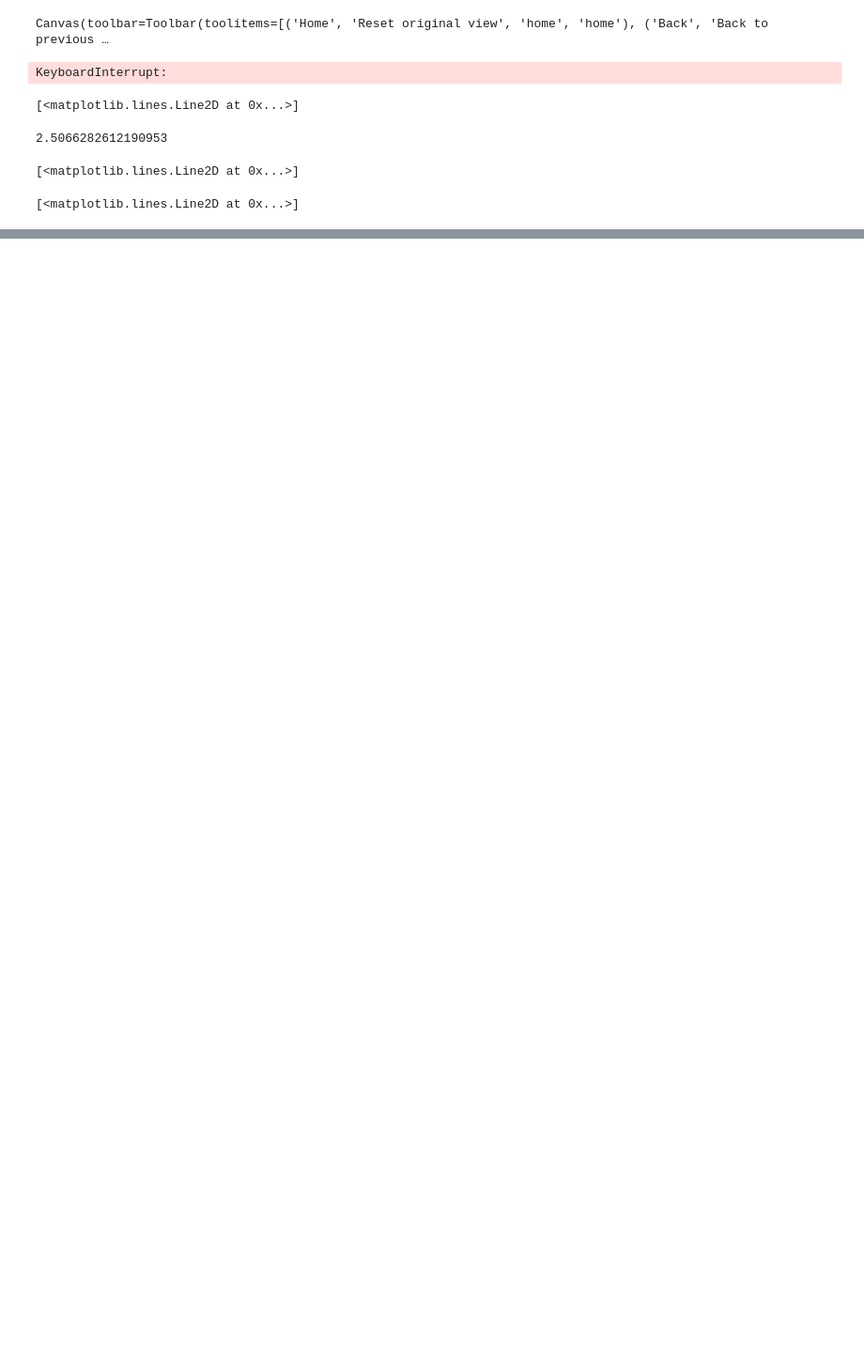
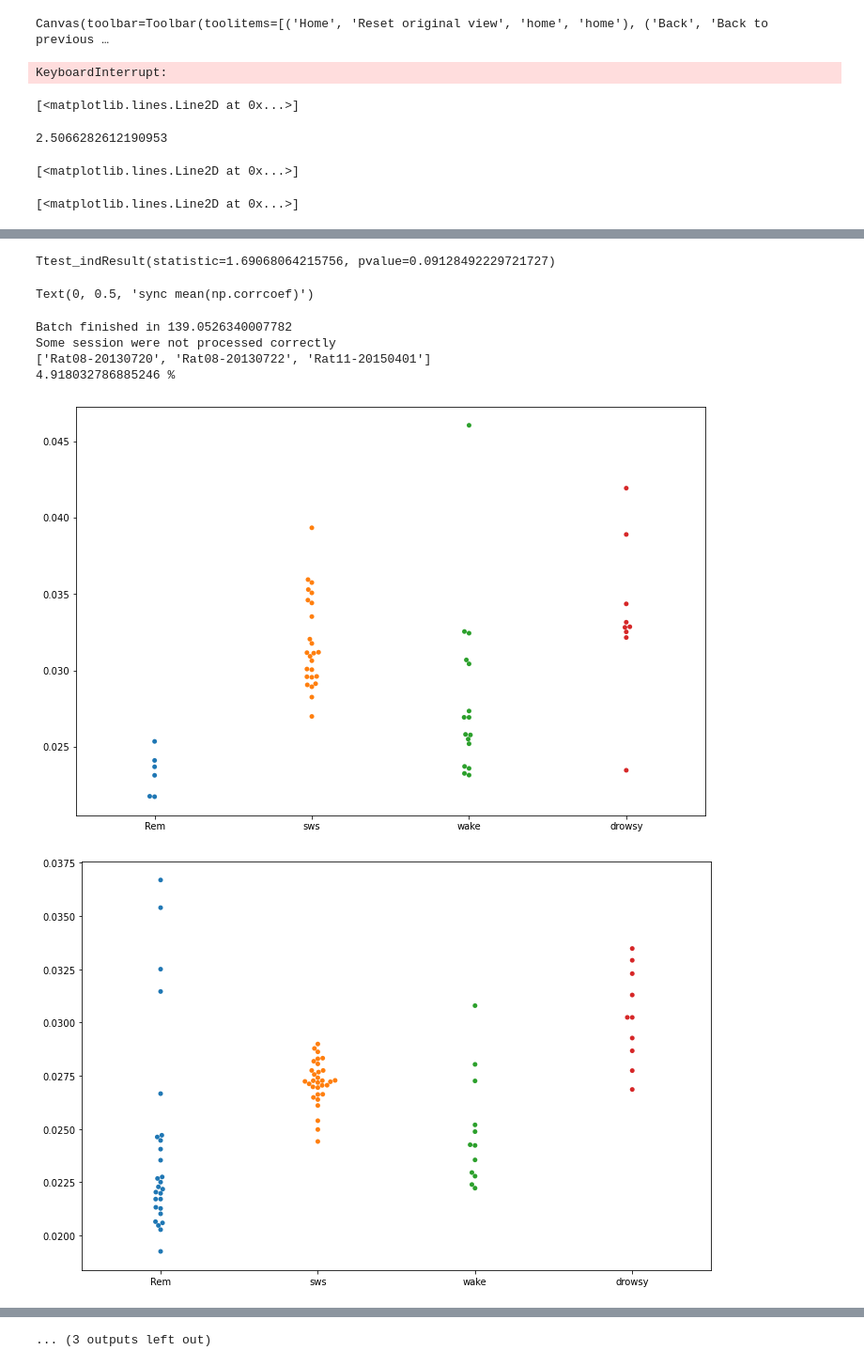
Before and after one commit to KBillel/Amy-Hpc-sleep-dynamcics-python, a Jupyter notebook: synchrony.ipynb, the cells around one changed output, grey strips where cells are left out. Shown at 94% size. Cells and saved outputs as stored; diff of their text form; code cells hidden in the pictures; blank space fills up the shorter version.

```diff
--- a/synchrony.ipynb
+++ b/synchrony.ipynb
@@ -539,5 +539,3 @@ transitions
   13339500000   NaN
   22406500000   NaN
   dtype: float64})
-# %%
-states.update(transitions[0])
@@ -576,2 +541,0 @@ bk.plot.intervals(states['sws','Rem'])
-# %%
-for i in transitions2[0]: print(i)
@@ -729,0 +745,25 @@ plt.plot(g)
+# %%
+scipy.stats.ttest_ind(a['sws'],a['Rem'])
+# %% [output]
+Ttest_indResult(statistic=1.69068064215756, pvalue=0.09128492229721727)
+# %%
+%matplotlib qt
+a = merge(batch_25ms,discard)
+b = merge(batch_100ms,discard)
+plt.figure(figsize=(12,8))
+plot_synchrony(a)
+plt.title('Mean Pairwise Correlation BLA PYR 0.025ms')
+plt.ylabel('sync mean(np.corrcoef)')
+# %% [output]
+Text(0, 0.5, 'sync mean(np.corrcoef)')
+# %%
+args = ['Hpc',0.025,30]
+# state_sync = main('/home/billel/Data/GG-Dataset/','Rat08/Rat08-20130713',*args)
+batch_25ms = bk.load.batch(main,*args)
+# %% [output]
+Batch finished in 139.0526340007782
+Some session were not processed correctly
+['Rat08-20130720', 'Rat08-20130722', 'Rat11-20150401']
+4.918032786885246 %
+[figure, added]
+[figure, added]
@@ -729,0 +779 @@ plt.plot(g)
+... (3 outputs left out)
```
Also changed, not shown: parts of 13 cells of this notebook, 31 other files.
